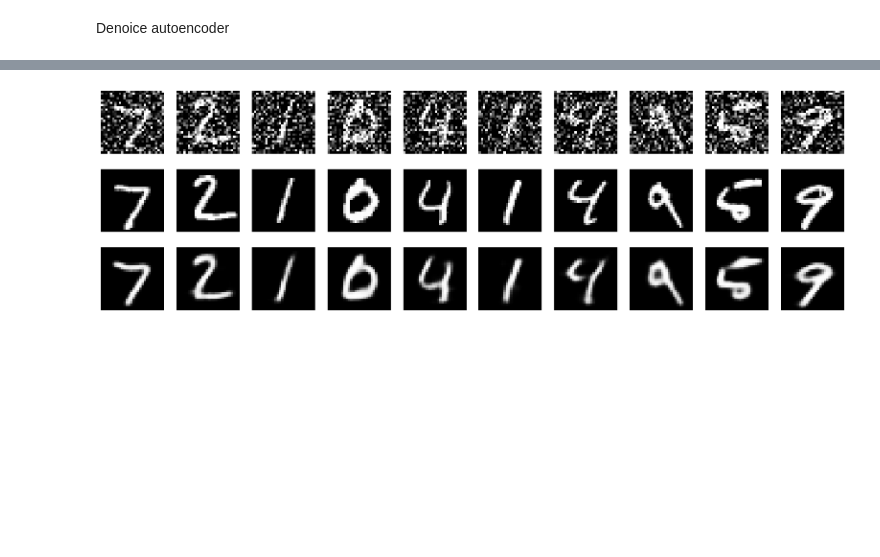
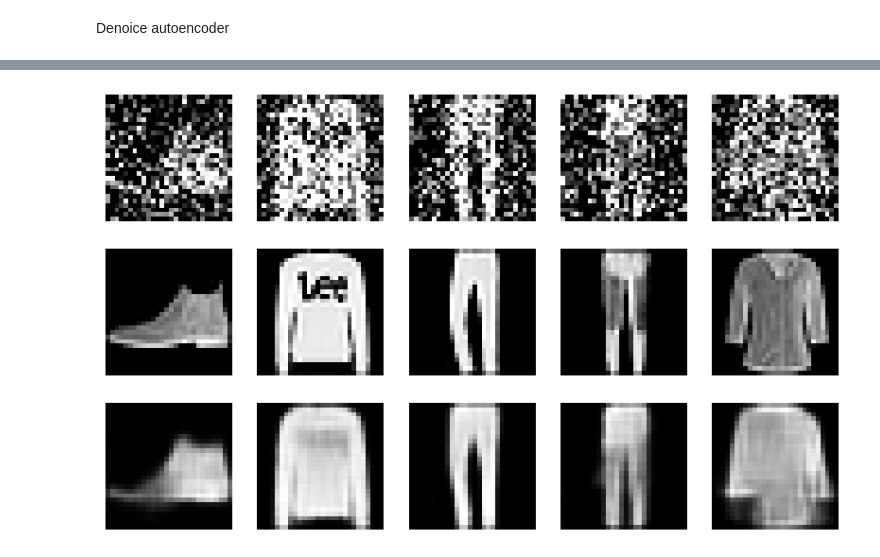
Before and after one commit to MaheeGamage/TIES4911-DL-for-dev, a Jupyter notebook: Task-3/Task 3-4.ipynb, the cells around one changed output, grey strips where cells are left out. Drawn from its saved outputs; the diff is of its cells as text; code cells hidden in the pictures; blank space fills up the shorter version.

```diff
--- a/Task-3/Task 3-4.ipynb
+++ b/Task-3/Task 3-4.ipynb
@@ -107,7 +107,7 @@ import numpy as np
 import matplotlib.pyplot as plt
 
 # Load dataset (MNIST for simplicity)
-(x_train, _), (x_test, _) = keras.datasets.mnist.load_data()
+(x_train, _), (x_test, _) = keras.datasets.fashion_mnist.load_data()
 x_train = x_train.astype("float32") / 255.0
 x_test = x_test.astype("float32") / 255.0
 
@@ -149,8 +149,8 @@ autoencoder.compile(optimizer="adam", loss="binary_crossentropy")
 autoencoder.fit(x_train_noisy, x_train, epochs=10, batch_size=128, shuffle=True, validation_data=(x_test_noisy, x_test))
 
 # Visualize results
-def show_images(noisy, original, decoded, n=10):
-    plt.figure(figsize=(20, 6))
+def show_images(noisy, original, decoded, n=5):
+    plt.figure(figsize=(10, 6))
     for i in range(n):
         ax = plt.subplot(3, n, i + 1)
         plt.imshow(noisy[i].squeeze(), cmap="gray")
@@ -188,2 +188,2 @@ Epoch 10/10
 313/313 ━━━━━━━━━━━━━━━━━━━━ 1s 3ms/step
-[figure, old version]
+[figure, new version]
```
Also changed, not shown: parts of 3 cells of this notebook.
